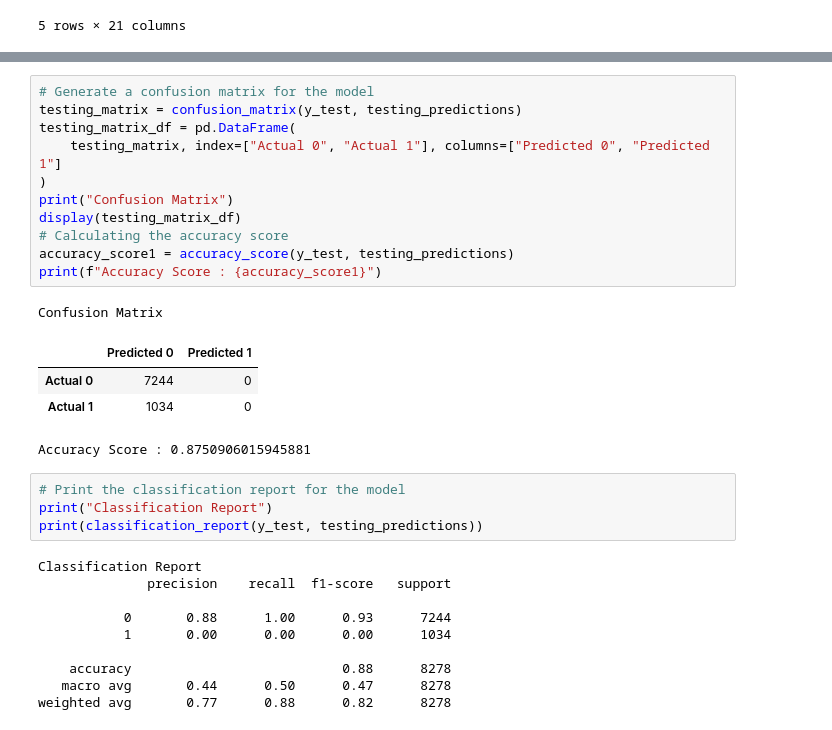
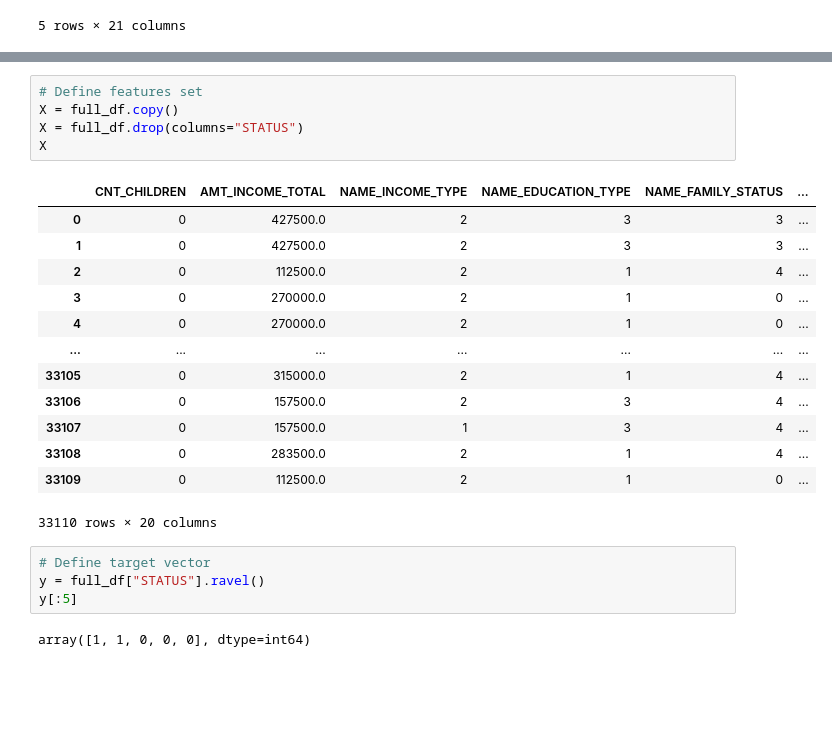
Before and after one commit to lilstanli/project4-team1, a Jupyter notebook: logistic_regression.ipynb, the cells around one changed output, grey strips where cells are left out. Drawn from its saved outputs; the diff is of its cells as text; blank space fills up the shorter version.

```diff
--- a/logistic_regression.ipynb
+++ b/logistic_regression.ipynb
@@ -118,31 +33,25 @@ Test Accuracy Score : 0.5
-# %%
-# Generate a confusion matrix for the model
-testing_matrix = confusion_matrix(y_test, testing_predictions)
-testing_matrix_df = pd.DataFrame(
-    testing_matrix, index=["Actual 0", "Actual 1"], columns=["Predicted 0", "Predicted 1"]
-)
-print("Confusion Matrix")
-display(testing_matrix_df)
-# Calculating the accuracy score
-accuracy_score1 = accuracy_score(y_test, testing_predictions)
-print(f"Accuracy Score : {accuracy_score1}")
-# %% [output]
-Confusion Matrix
-|  | Predicted 0 | Predicted 1 |
-| Actual 0 | 7244 | 0 |
-| Actual 1 | 1034 | 0 |
-Accuracy Score : 0.8750906015945881
-# %%
-# Print the classification report for the model
-print("Classification Report")
-print(classification_report(y_test, testing_predictions))
-# %% [output]
-Classification Report
-              precision    recall  f1-score   support
-
-           0       0.88      1.00      0.93      7244
-           1       0.00      0.00      0.00      1034
-
-    accuracy                           0.88      8278
-   macro avg       0.44      0.50      0.47      8278
-weighted avg       0.77      0.88      0.82      8278
+# %%
+# Define features set
+X = full_df.copy()
+X = full_df.drop(columns="STATUS")
+X
+# %% [output]
+|  | CNT_CHILDREN | AMT_INCOME_TOTAL | NAME_INCOME_TYPE | NAME_EDUCATION_TYPE | NAME_FAMILY_STATUS | ... |
+| 0 | 0 | 427500.0 | 2 | 3 | 3 | ... |
+| 1 | 0 | 427500.0 | 2 | 3 | 3 | ... |
+| 2 | 0 | 112500.0 | 2 | 1 | 4 | ... |
+| 3 | 0 | 270000.0 | 2 | 1 | 0 | ... |
+| 4 | 0 | 270000.0 | 2 | 1 | 0 | ... |
+| ... | ... | ... | ... | ... | ... | ... |
+| 33105 | 0 | 315000.0 | 2 | 1 | 4 | ... |
+| 33106 | 0 | 157500.0 | 2 | 3 | 4 | ... |
+| 33107 | 0 | 157500.0 | 1 | 3 | 4 | ... |
+| 33108 | 0 | 283500.0 | 2 | 1 | 4 | ... |
+| 33109 | 0 | 112500.0 | 2 | 1 | 0 | ... |
+33110 rows × 20 columns
+# %%
+# Define target vector
+y = full_df["STATUS"].ravel()
+y[:5]
+# %% [output]
+array([1, 1, 0, 0, 0], dtype=int64)
```
Also changed, not shown: parts of 45 cells of this notebook, 13 other files.
